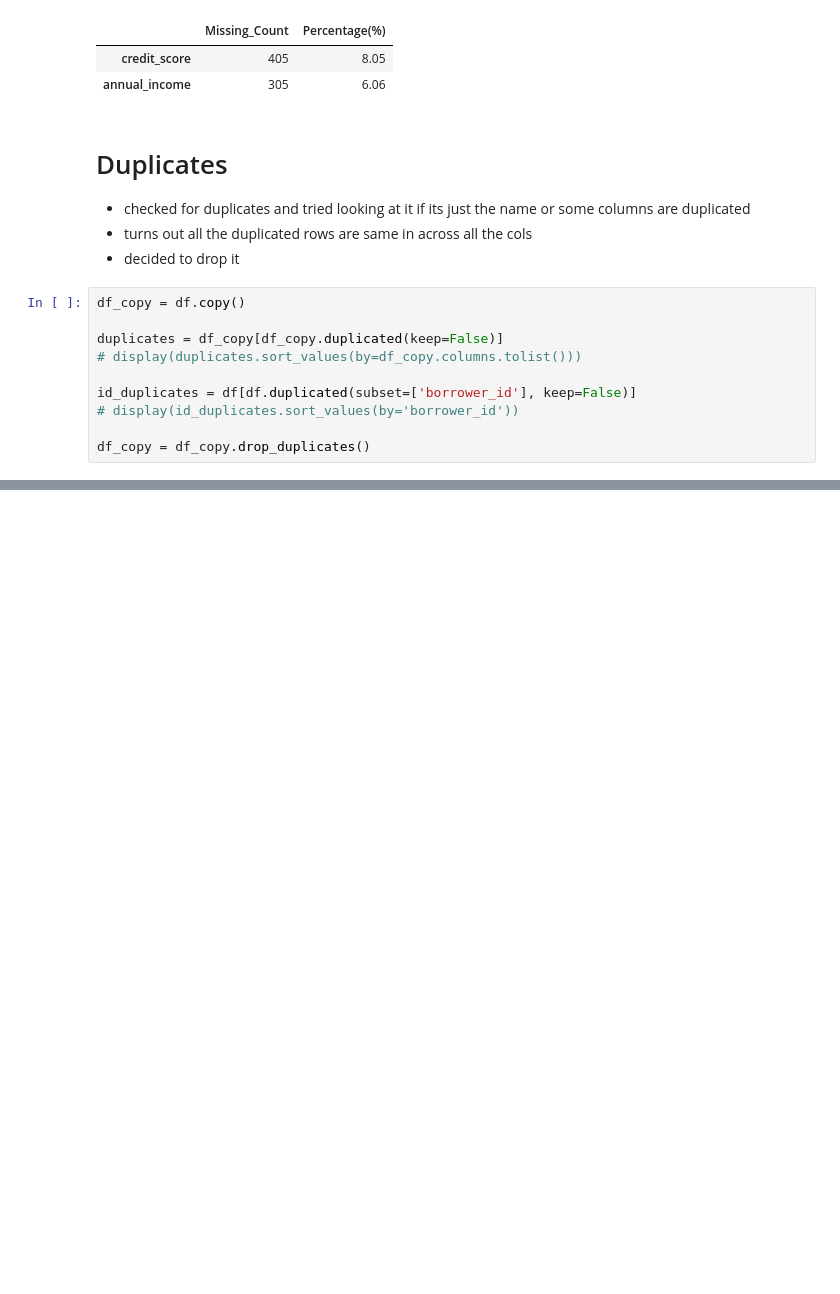
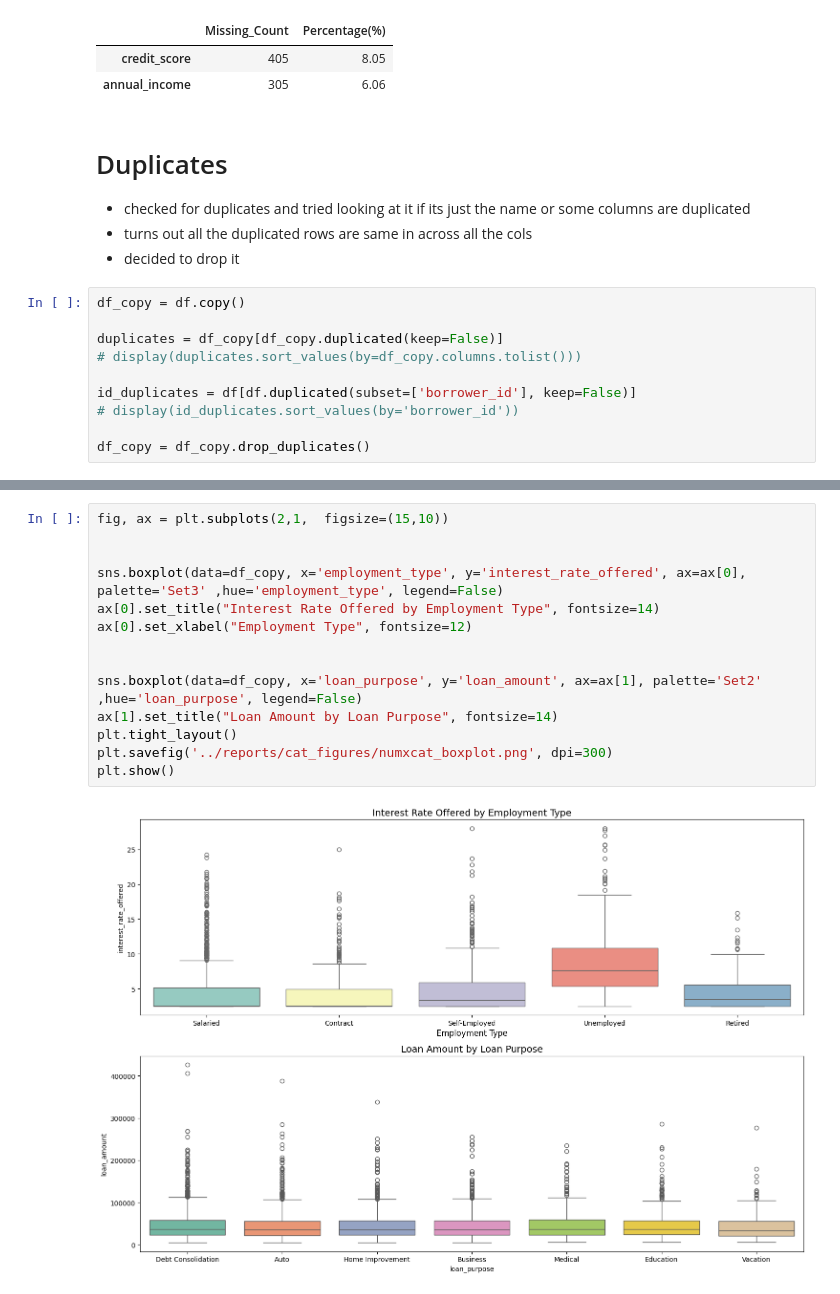
Before and after one commit to Wewds1/ML_Projects, a Jupyter notebook: Loan/notebooks/01_eda.ipynb, the cells around one changed output, grey strips where cells are left out. Cells and saved outputs as stored; diff of their text form; blank space fills up the shorter version.

Commit message:
LOAN: EDA multi variate analysis done

```diff
--- a/Loan/notebooks/01_eda.ipynb
+++ b/Loan/notebooks/01_eda.ipynb
@@ -115,0 +212,16 @@ for col in num_cols:
+# %%
+fig, ax = plt.subplots(2,1,  figsize=(15,10))
+
+
+sns.boxplot(data=df_copy, x='employment_type', y='interest_rate_offered', ax=ax[0], palette='Set3' ,hue='employment_type', legend=False)
+ax[0].set_title("Interest Rate Offered by Employment Type", fontsize=14)
+ax[0].set_xlabel("Employment Type", fontsize=12)
+
+
+sns.boxplot(data=df_copy, x='loan_purpose', y='loan_amount', ax=ax[1], palette='Set2' ,hue='loan_purpose', legend=False)
+ax[1].set_title("Loan Amount by Loan Purpose", fontsize=14)
+plt.tight_layout()
+plt.savefig('../reports/cat_figures/numxcat_boxplot.png', dpi=300)
+plt.show()
+# %% [output]
+[figure, added]
```
Also changed, not shown: parts of 10 cells of this notebook, 33 other files.
